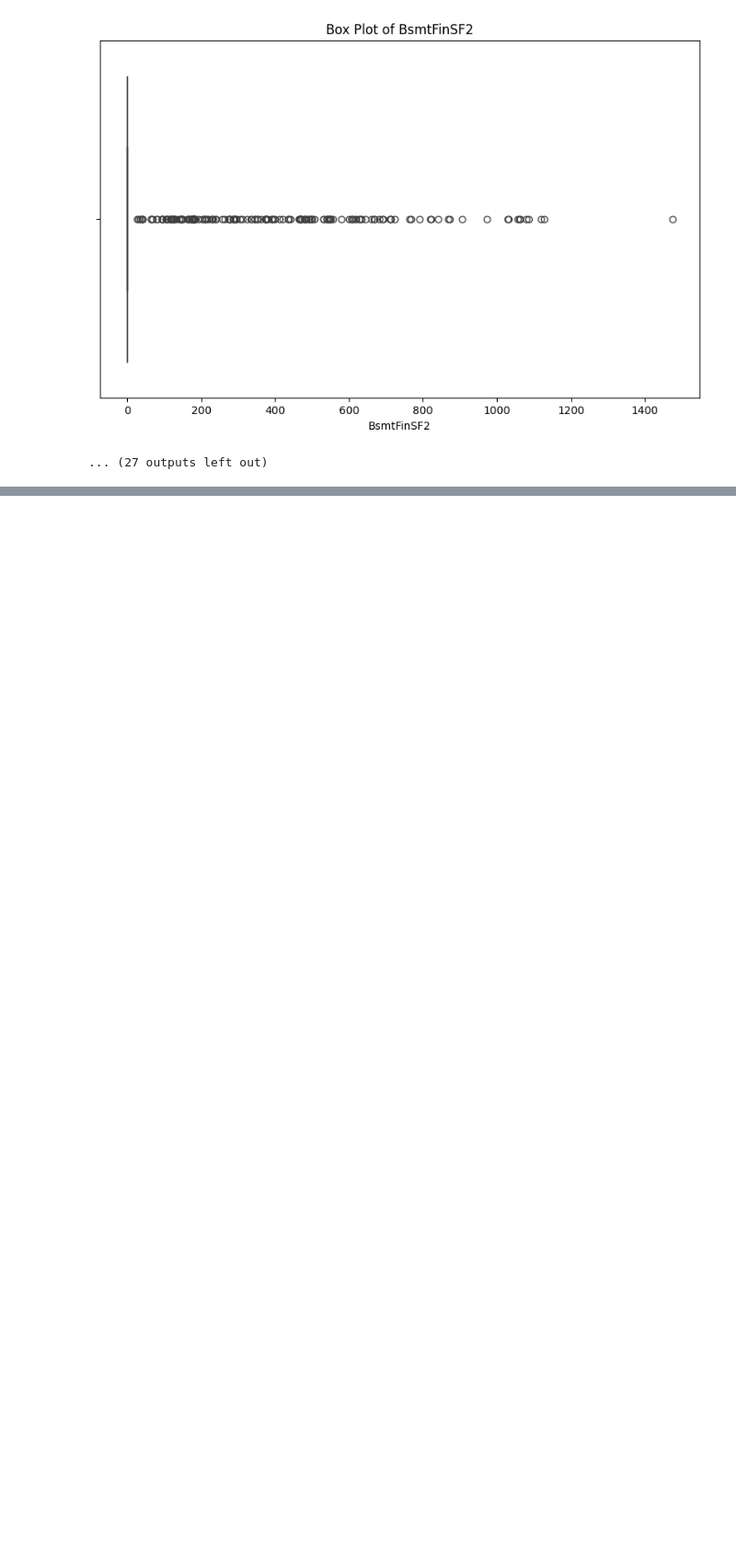
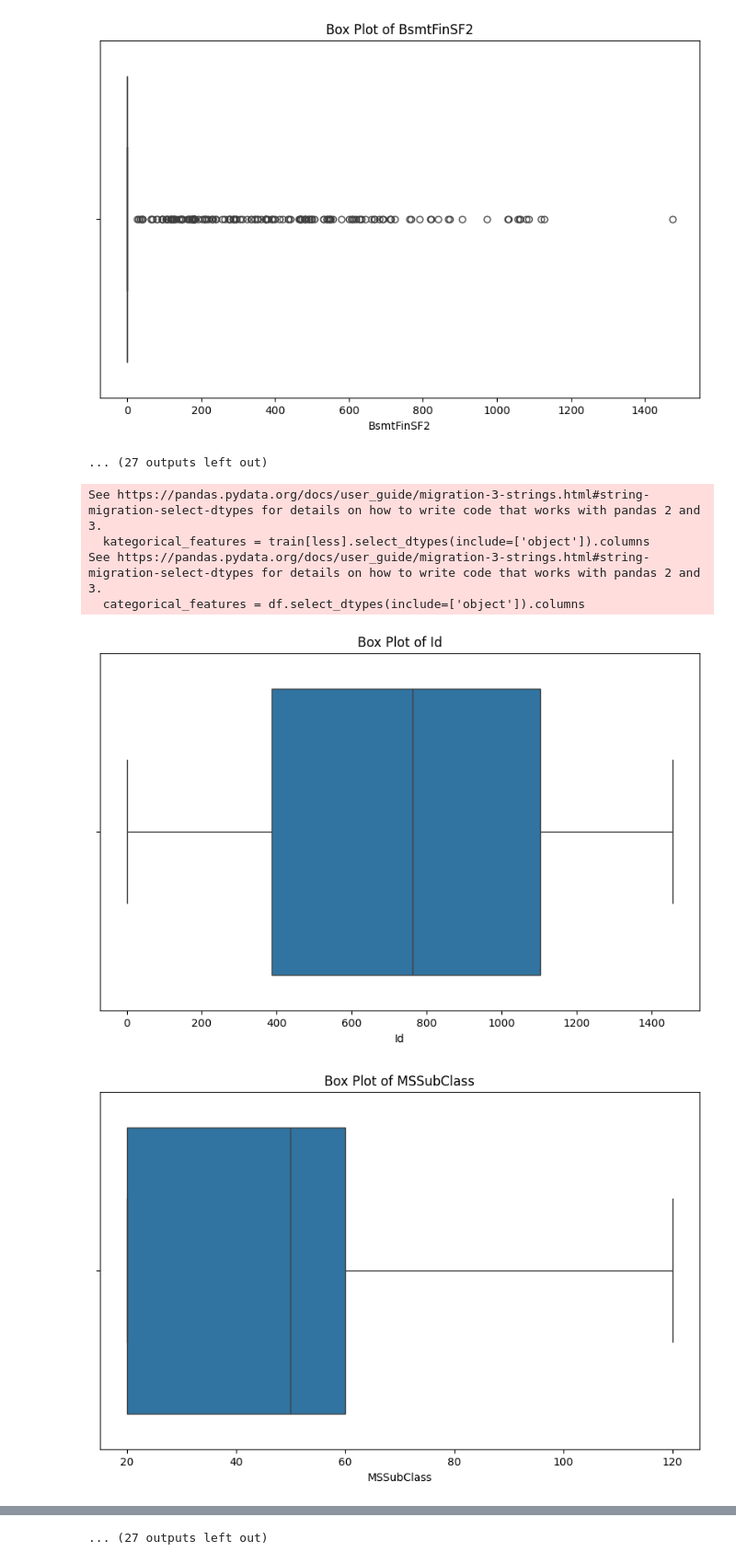
Before and after one commit to karimaulya/Learn-Data-Visualization, a Jupyter notebook: 02. outlier.ipynb, the cells around one changed output, grey strips where cells are left out. Shown at 92% size. Cells and saved outputs as stored; diff of their text form; code cells hidden in the pictures; blank space fills up the shorter version.

```diff
--- a/outlier.ipynb
+++ b/02. outlier.ipynb
@@ -48,3 +48,58 @@ See https://pandas.pydata.org/docs/user_guide/migration-3-strings.html#string-mi
 [figure]
 [figure]
 ... (27 outputs left out)
+# %%
+import pandas as pd
+import seaborn as sns
+import matplotlib.pyplot as plt
+
+# Memeriksa jumlah nilai yang hilang di setiap kolom
+train = pd.read_csv("content/train.csv")
+missing_values = train.isnull().sum()
+missing_values[missing_values > 0]
+
+missing_values = train.isnull().sum()
+less = missing_values[missing_values < 1000].index
+over = missing_values[missing_values >= 1000].index
+
+# Contoh mengisi nilai yang hilang dengan median untuk kolom numerik
+numeric_features = train[less].select_dtypes(include=['number']).columns
+train[numeric_features] = train[numeric_features].fillna(train[numeric_features].median())
+
+# Contoh mengisi nilai yang hilang dengan mode untuk kolom kategori
+kategorical_features = train[less].select_dtypes(include=['object']).columns
+
+for column in kategorical_features:
+    train[column] = train[column].fillna(train[column].mode()[0])
+
+# Menghapus kolom dengan terlalu banyak nilai yang hilang
+df = train.drop(columns=over)
+
+missing_values = df.isnull().sum()
+missing_values[missing_values > 0]
+
+# Contoh sederhana untuk mengidentifikasi outliers menggunakan IQR
+Q1 = df[numeric_features].quantile(0.25)
+Q3 = df[numeric_features].quantile(0.75)
+IQR = Q3 - Q1
+
+# Filter dataframe untuk hanya menyimpan baris yang tidak mengandung outliers pada kolom numerik
+condition = ~((df[numeric_features] < (Q1 - 1.5 * IQR)) | (df[numeric_features] > (Q3 + 1.5 * IQR))).any(axis=1)
+df_filtered_numeric = df.loc[condition, numeric_features]
+
+# Menggabungkan kembali dengan kolom kategorikal
+categorical_features = df.select_dtypes(include=['object']).columns
+df = pd.concat([df_filtered_numeric, df.loc[condition, categorical_features]], axis=1)
+
+for feature in numeric_features:
+  plt.figure(figsize=(10, 6))
+  sns.boxplot(x=df[feature])
+  plt.title(f'Box Plot of {feature}')
+  plt.show()
+# %% [output]
+See https://pandas.pydata.org/docs/user_guide/migration-3-strings.html#string-migration-select-dtypes for details on how to write code that works with pandas 2 and 3.
+  kategorical_features = train[less].select_dtypes(include=['object']).columns
+See https://pandas.pydata.org/docs/user_guide/migration-3-strings.html#string-migration-select-dtypes for details on how to write code that works with pandas 2 and 3.
+  categorical_features = df.select_dtypes(include=['object']).columns
+[figure, added]
+[figure, added]
@@ -50,0 +115 @@ See https://pandas.pydata.org/docs/user_guide/migration-3-strings.html#string-mi
+... (27 outputs left out)
```
Also changed, not shown: parts of 1 cell of this notebook, 3 other files.
